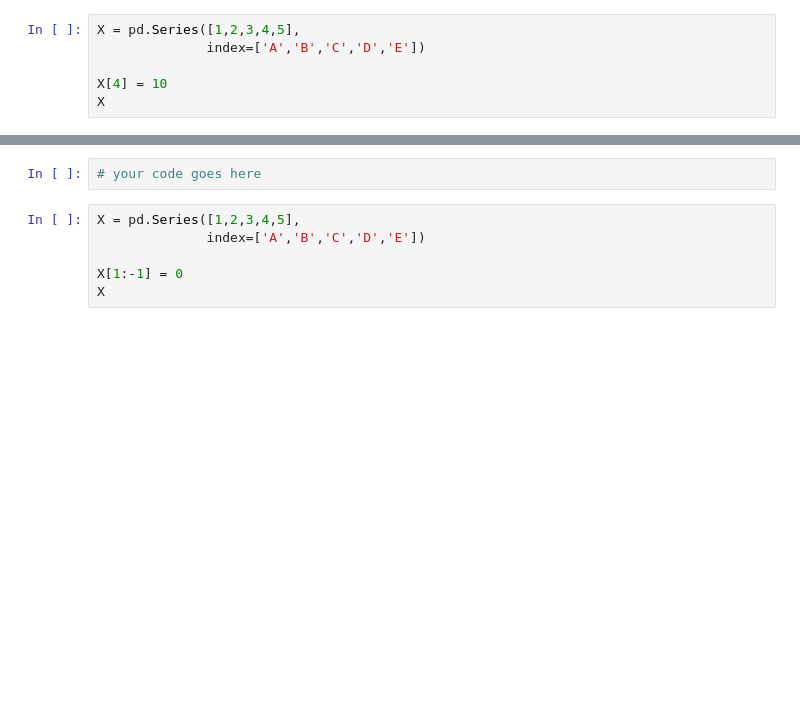
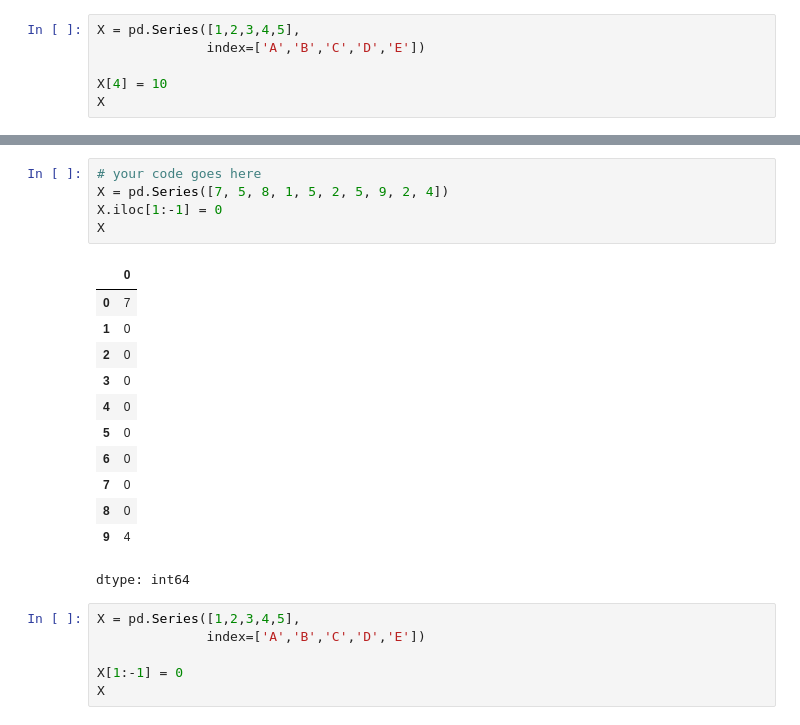
Before and after one commit to Andy-Raposo/freecodecamp-intro-to-pandas, a Jupyter notebook: 2 - Pandas Series exercises.ipynb, the cells around one changed output, grey strips where cells are left out. Saved outputs shown, nothing was run; the diff lists cells and outputs as text; blank space fills up the shorter version.

```diff
--- a/2 - Pandas Series exercises.ipynb
+++ b/2 - Pandas Series exercises.ipynb
@@ -283,8 +328,24 @@ X
 ![green-divider](https://user-images.githubusercontent.com/7065401/52071924-c003ad80-2562-11e9-8297-1c6595f8a7ff.png)
 
 ### Given the X pandas Series, change all the middle elements to 0
-# %%
-# your code goes here
+# %%
+# your code goes here
+X = pd.Series([7, 5, 8, 1, 5, 2, 5, 9, 2, 4])
+X.iloc[1:-1] = 0
+X
+# %% [output]
+|  | 0 |
+| 0 | 7 |
+| 1 | 0 |
+| 2 | 0 |
+| 3 | 0 |
+| 4 | 0 |
+| 5 | 0 |
+| 6 | 0 |
+| 7 | 0 |
+| 8 | 0 |
+| 9 | 4 |
+dtype: int64
 # %%
 X = pd.Series([1,2,3,4,5],
               index=['A','B','C','D','E'])
```
Also changed, not shown: parts of 29 cells of this notebook.
